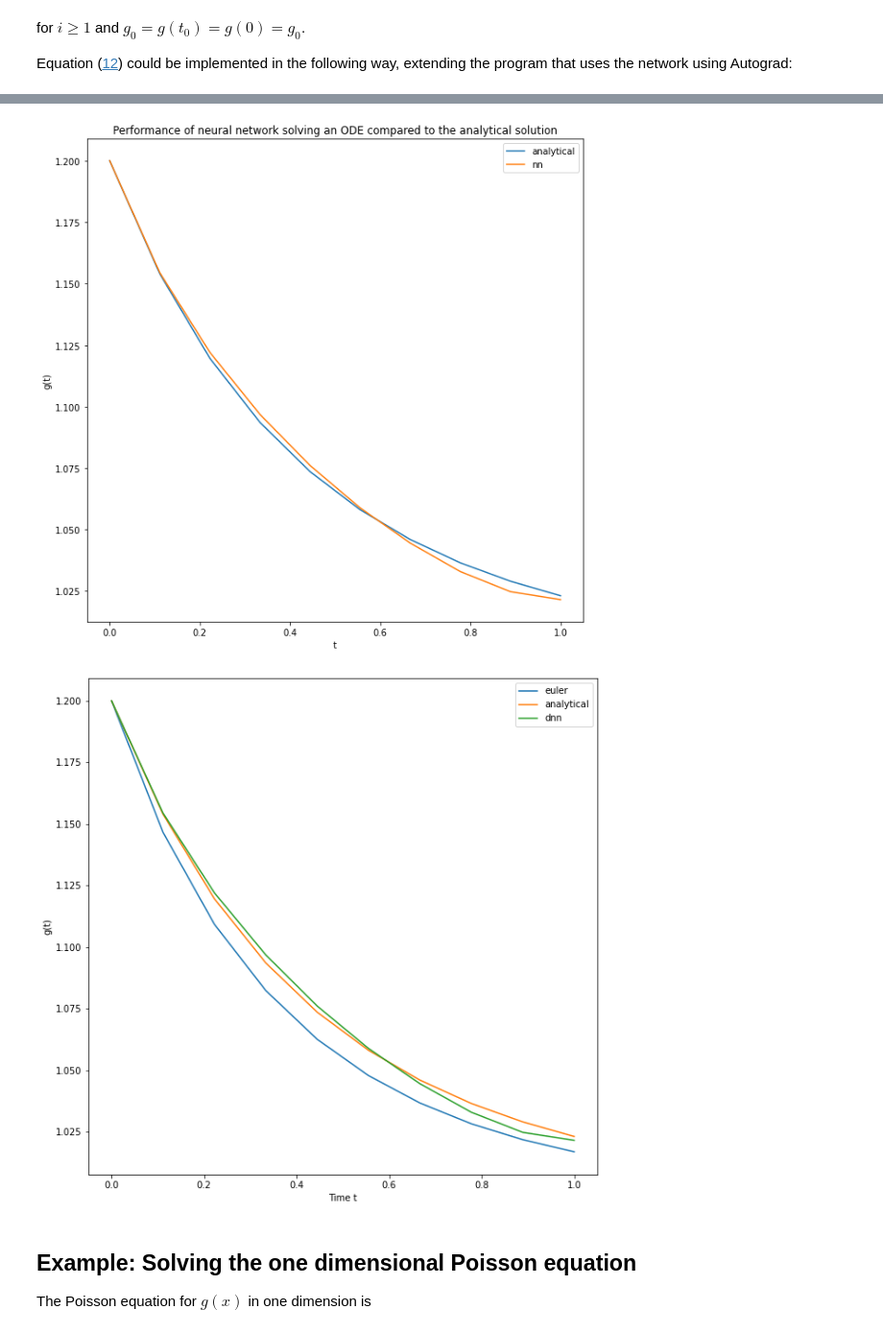
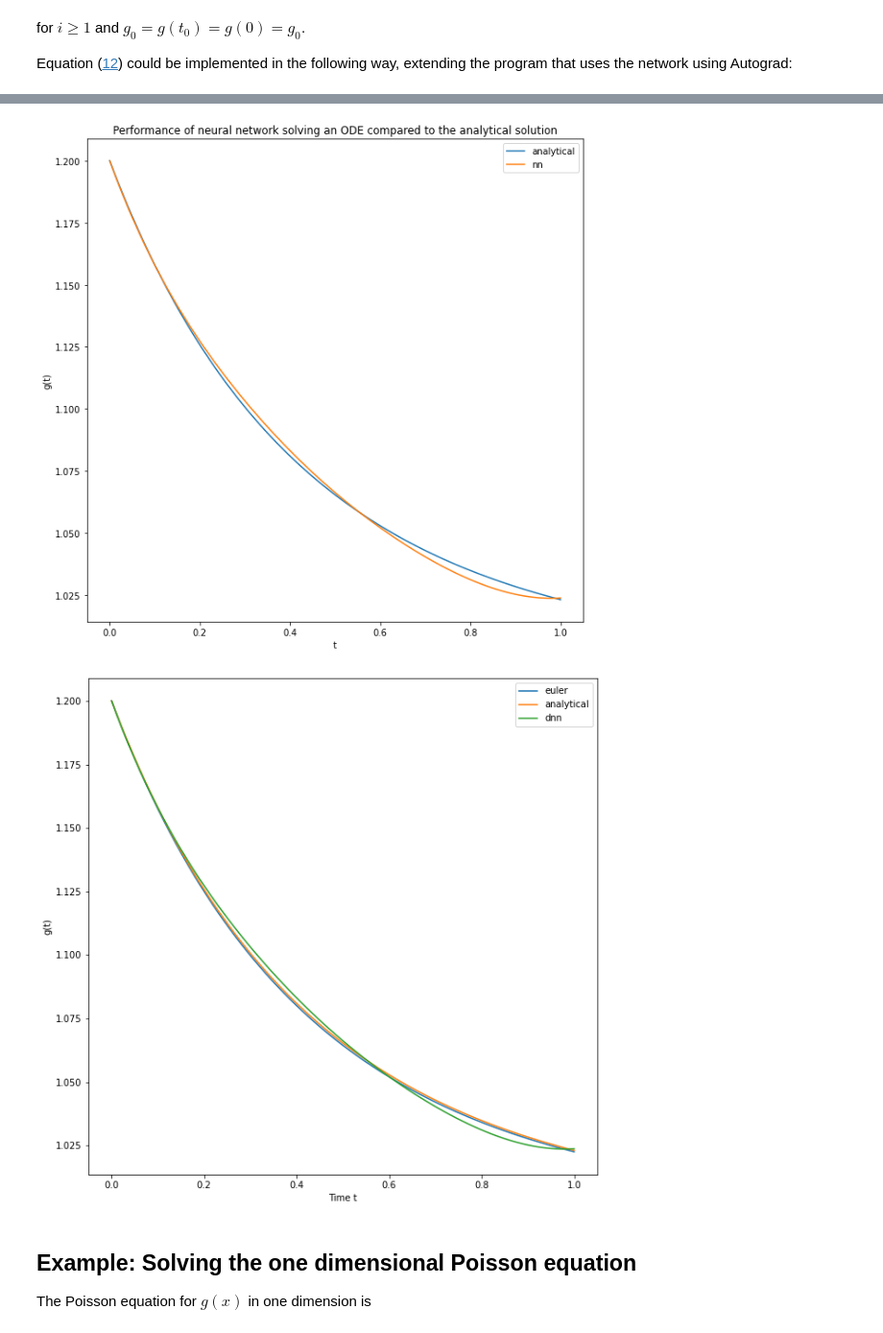
Before and after one commit to CompPhysics/MLErasmus, a Jupyter notebook: doc/pub/day8/ipynb/day8.ipynb, the cells around one changed output, grey strips where cells are left out. Shown at 96% size. Cells and saved outputs as stored; diff of their text form; code cells hidden in the pictures.

```diff
--- a/doc/pub/day8/ipynb/day8.ipynb
+++ b/doc/pub/day8/ipynb/day8.ipynb
@@ -1058,7 +1058,7 @@ if __name__ == '__main__':
     npr.seed(4155)
 
     ## Decide the vales of arguments to the function to solve
-    Nt = 10
+    Nt = 100
     T = 1
     t = np.linspace(0,T, Nt)
 
@@ -1125,5 +1125,5 @@ Max absolute difference between deep neural network and analytical: 0.00424909
-[figure, old version]
+[figure, new version]
-[figure, old version]
+[figure, new version]
 # %% [markdown]
 ## Example: Solving the one dimensional Poisson equation
 
```
Also changed, not shown: parts of 3 cells of this notebook, 2 other files.
